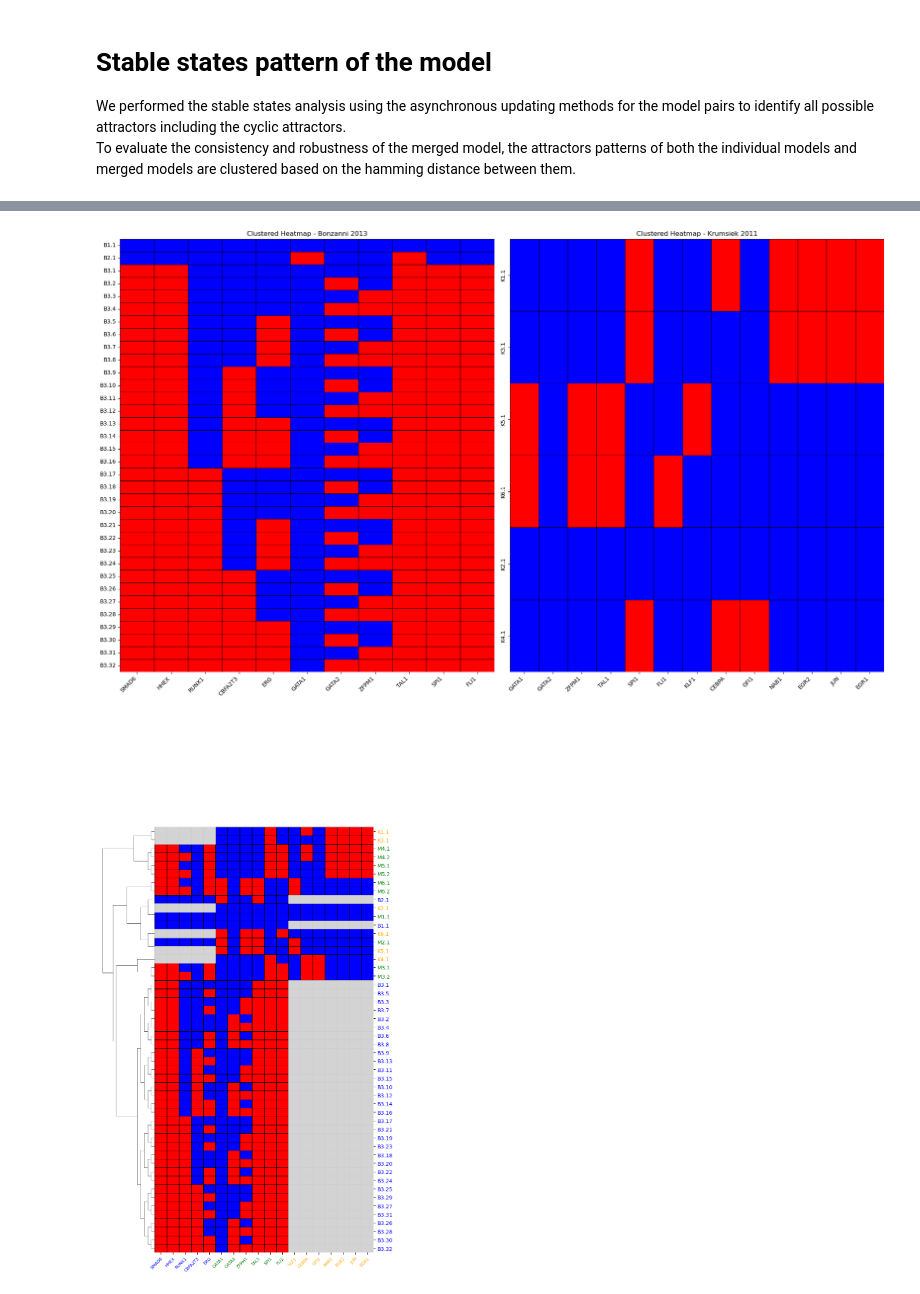
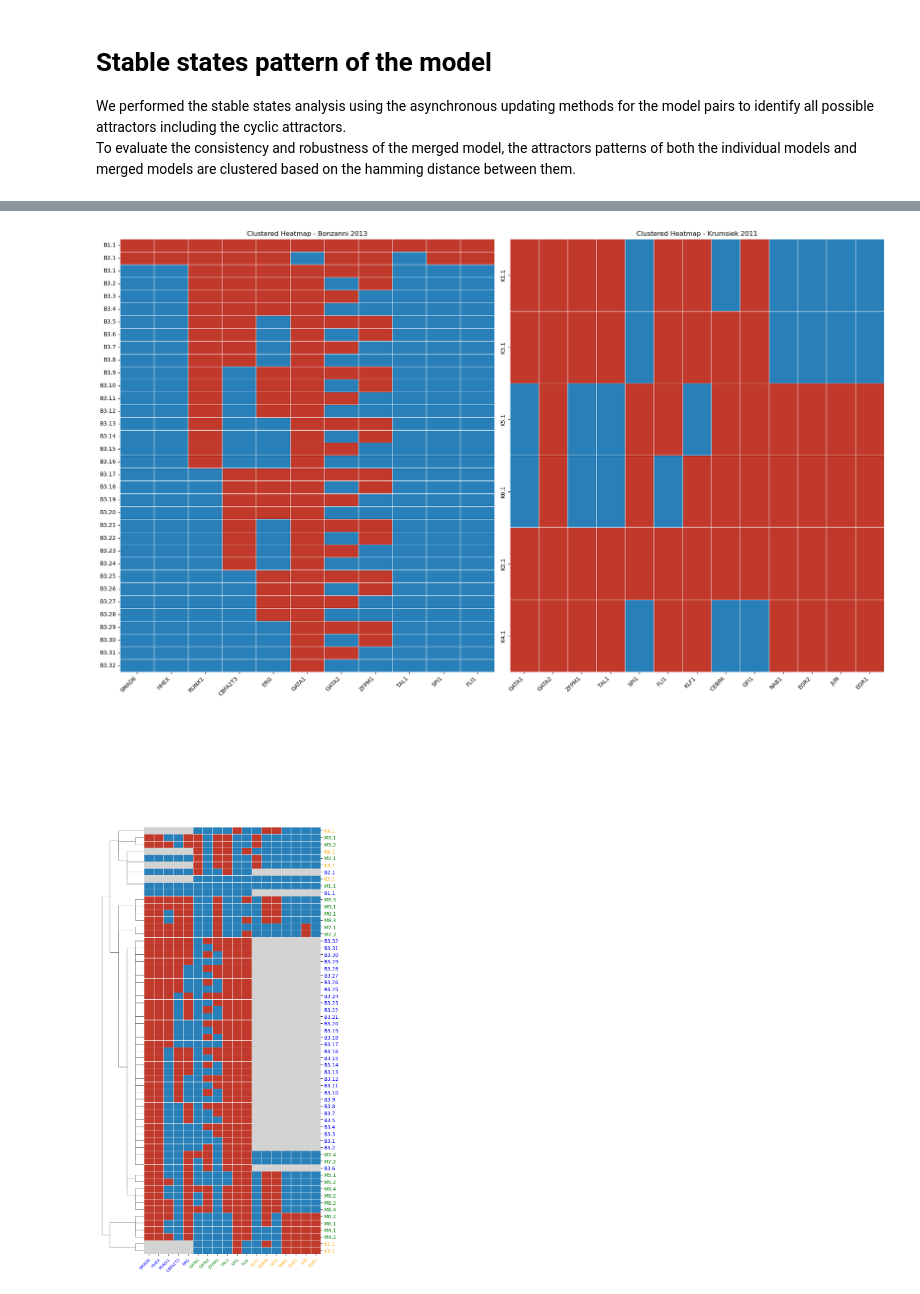
Before and after one commit to IlyaLab/LogicModelMerger, a Jupyter notebook: Evaluating the merged model/Stable states heatmap.ipynb, the cells around one changed output, grey strips where cells are left out. Drawn from its saved outputs; the diff is of its cells as text; code cells hidden in the pictures.

```diff
--- a/Evaluating the merged model/Stable states heatmap.ipynb
+++ b/Evaluating the merged model/Stable states heatmap.ipynb
@@ -50,9 +46,9 @@ import matplotlib.colors as colors
 from scipy.stats import pearsonr
 from adjustText import adjust_text
 # %%
-merged_and_name = "../Models/merged_and_" + model1name + "_" + model2name
-merged_inhibitor_wins_name = "../Models/merged_inhibitor_wins_" + model1name + "_" + model2name
-merged_or_name = "../Models/merged_or_" + model1name + "_" + model2name
+merged_and_name = "persistent/Models/merged_and_" + model1name + "_" + model2name
+merged_inhibitor_wins_name = "persistent/Models/merged_inhibitor_wins_" + model1name + "_" + model2name
+merged_or_name = "persistent/Models/merged_or_" + model1name + "_" + model2name
 
 # load the network
 merged_and = boolnet.loadNetwork(merged_and_name + ".txt")
@@ -60,9 +56,9 @@ merged_inhibitor_wins = boolnet.loadNetwork(merged_inhibitor_wins_name + ".txt")
 merged_or = boolnet.loadNetwork(merged_or_name + ".txt")
 # %%
 # get the asynchronous attractor states
-attr_and = boolnet.getAttractors(merged_and, type="asynchronous")
-attr_inhibitor_wins = boolnet.getAttractors(merged_inhibitor_wins, type="asynchronous")
-attr_or = boolnet.getAttractors(merged_or, type="asynchronous")
+attr_and = boolnet.getAttractors(merged_and)
+attr_inhibitor_wins = boolnet.getAttractors(merged_inhibitor_wins)
+attr_or = boolnet.getAttractors(merged_or)
 
 for i in range(3):
     attr = [attr_and, attr_inhibitor_wins, attr_or][i]
@@ -87,7 +83,7 @@ for i in range(3):
     df = pd.DataFrame(np_array, index=row_names, columns=column_names)
     df_simple = df.T
     df_simple.index = df_simple.index.str.replace('Attr', 'S')
-    df_simple.to_csv('../SimulationResults/' + df_name + '_simple.csv')
+    df_simple.to_csv('persistent/SimulationResults/' + df_name + '_simple.csv')
 
     # Add the complex/loose attractors
     attrr_comp = boolnet.plotAttractors(attr ,mode = 'graph')
@@ -104,6 +100,6 @@ for i in range(3):
 
     df = df.T
     df.index = df.index.str.replace('Attr', 'S')
-    df.to_csv('../SimulationResults/' + df_name + "_" + model1name + "_" + model2name + '.csv')
+    df.to_csv('persistent/SimulationResults/' + df_name + "_" + model1name + "_" + model2name + '.csv')
 # %%
 # Define the order of columns for better visualization
@@ -138,11 +138,11 @@ df_or.index = df_or.index.str.replace('S', 'M')
 df_or = pd.concat([df_or, df1, df2])
 # %%
 # Visualize
-cmap = ListedColormap(['blue', 'red'])
+cmap = ListedColormap(['#c0392b', '#2980b9'])
 
-g1 = sns.clustermap(df1, method='ward', metric='euclidean', cmap=cmap, linewidths=0.5, linecolor='black', figsize=(8, 8), cbar=False, col_cluster=False)
+g1 = sns.clustermap(df1, method='ward', metric='euclidean', cmap=cmap, linewidths=0.5, linecolor='white', figsize=(8, 8), cbar=False, col_cluster=False)
 plt.close(g1.fig)
-g2 = sns.clustermap(df2, method='ward', metric='euclidean', cmap=cmap, linewidths=0.5, linecolor='black', figsize=(8, 8), cbar=False, col_cluster=False)
+g2 = sns.clustermap(df2, method='ward', metric='euclidean', cmap=cmap, linewidths=0.5, linecolor='white', figsize=(8, 8), cbar=False, col_cluster=False)
 plt.close(g2.fig)
 
 # Create a new figure to hold both clustermaps
@@ -151,13 +151,13 @@ gs = GridSpec(1, 2, figure=fig)
 
 # Draw the first clustermap in the left subplot
 ax1 = fig.add_subplot(gs[0, 0])
-sns.heatmap(g1.data2d, ax=ax1, cbar=False, cmap=cmap, linewidths=0.5, linecolor='black')
+sns.heatmap(g1.data2d, ax=ax1, cbar=False, cmap=cmap, linewidths=0.5, linecolor='white')
 ax1.set_title('Clustered Heatmap - Bonzanni 2013')
 ax1.set_xticklabels(ax1.get_xticklabels(), rotation=45, horizontalalignment='right')
 
 # Draw the second clustermap in the right subplot
 ax2 = fig.add_subplot(gs[0, 1])
-sns.heatmap(g2.data2d, ax=ax2, cbar=False, cmap=cmap, linewidths=0.5, linecolor='black')
+sns.heatmap(g2.data2d, ax=ax2, cbar=False, cmap=cmap, linewidths=0.5, linecolor='white')
 ax2.set_title('Clustered Heatmap - Krumsiek 2011')
 ax2.set_xticklabels(ax2.get_xticklabels(), rotation=45, horizontalalignment='right')
 
@@ -165,11 +165,11 @@ ax2.set_xticklabels(ax2.get_xticklabels(), rotation=45, horizontalalignment='rig
 plt.tight_layout()
 plt.show()
 # %% [output]
-[figure, old version]
+[figure, new version]
 # %%
-def heatmap(df, figsize=(8, 15)):
+def heatmap(df, figsize=(7, 16)):
     # Create a custom colormap: blue for 0, red for 1
-    cmap = colors.ListedColormap(['blue', 'red'])
+    cmap = ListedColormap(['#2980b9', '#c0392b'])
     bounds = [-0.1, 0.5, 1.1]  # Boundaries to separate colors
     norm = colors.BoundaryNorm(bounds, cmap.N)
 
@@ -180,8 +180,8 @@ def heatmap(df, figsize=(8, 15)):
     mask = df.isna()
 
     # Create the clustermap
-    g = sns.clustermap(df_filled, method='complete', metric='hamming', cmap=cmap, norm=norm,
-                       linewidths=0.5, linecolor='black', figsize=figsize, cbar=False, col_cluster=False)
+    g = sns.clustermap(df_filled, method='single', metric='hamming', cmap=cmap, norm=norm,
+                       linewidths=0.5, linecolor='white', figsize=figsize, cbar=False, col_cluster=False)
     g.ax_heatmap.tick_params(axis='y', labelsize=10)
     g.ax_heatmap.tick_params(axis='x', labelsize=8)
     plt.setp(g.ax_heatmap.get_xticklabels(), rotation=45, ha="right", rotation_mode="anchor")  # Rotate x-tick labels
@@ -189,9 +189,9 @@ def heatmap(df, figsize=(8, 15)):
 
     # Determine the color based on the label text
     def get_ylabel_color(label):
-        if label.startswith('A'):
+        if label.startswith(model1name[0]):
             return 'blue'
-        elif label.startswith('B'):
+        elif label.startswith(model2name[0]):
             return 'orange'
         elif label.startswith('M'):
             return 'green'
@@ -202,34 +202,34 @@ def heatmap(df, figsize=(8, 15)):
         if label in set(column_order_merged) - set(column_order_1):
             return 'orange'
         elif label in set(column_order_merged) - set(column_order_2):
             return 'blue'
         else:
             return 'green'
 
     # Set the color of labels based on their text
     for label in g.ax_heatmap.get_yticklabels():
         label.set_color(get_ylabel_color(label.get_text()))
     for label in g.ax_heatmap.get_xticklabels():
         label.set_color(get_xlabel_color(label.get_text()))
 
     # Add grey patches on NA grid cells based on clustered positions
     for (i, j), val in np.ndenumerate(df.values):
         if pd.isna(val):
             # Get the correct row and column indices in the clustered heatmap
             row_index = df.index[i]
             col_index = df.columns[j]
             # Find the positions in the clustered heatmap
             row_pos = np.where(g.data2d.index == row_index)[0][0]
             col_pos = np.where(g.data2d.columns == col_index)[0][0]
             # Create a rectangle patch with light grey fill
             rect = patches.Rectangle((col_pos, row_pos), 1, 1, fill=True, color='lightgrey', edgecolor='black', linewidth=0.5)
             g.ax_heatmap.add_patch(rect)
 
     plt.show()
 
 heatmap(df_inhibitor_wins)
 # %% [output]
-[figure, old version]
+[figure, new version]
 # %%
 heatmap(df_or)
 # %% [output]
```
Also changed, not shown: parts of 14 cells of this notebook, 20 other files.
